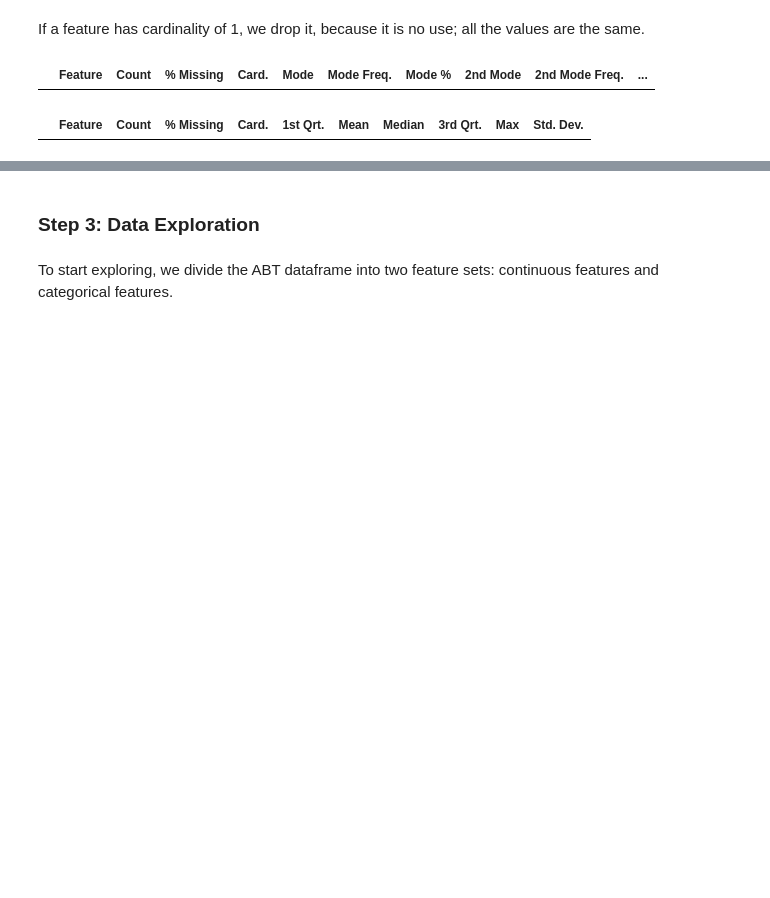
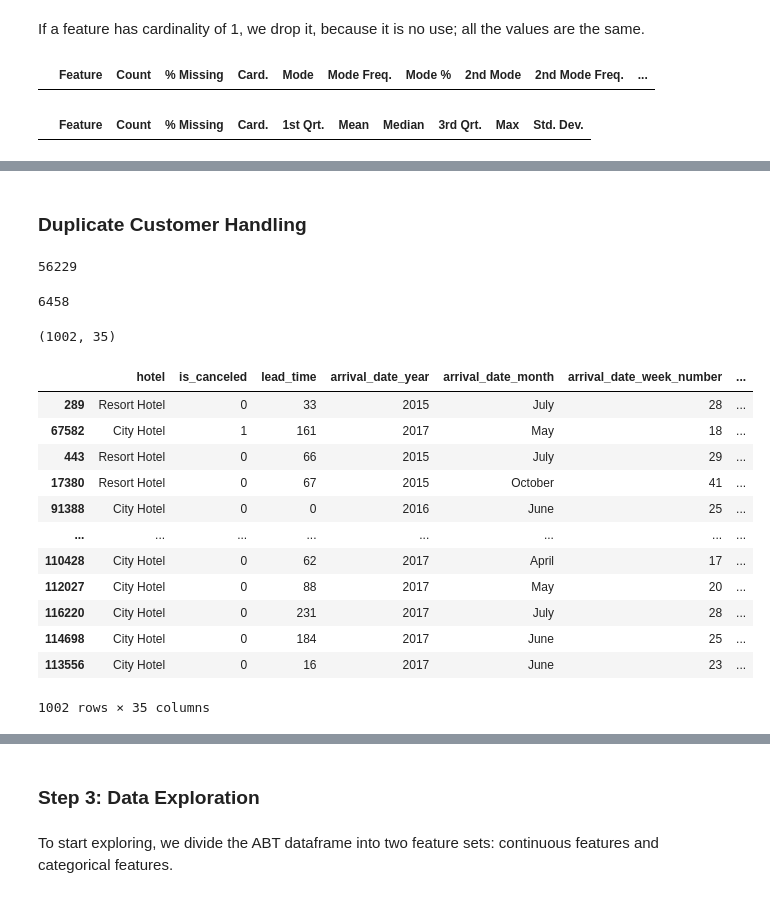
Before and after one commit to tbrauneck/BSAN6080, a Jupyter notebook: Group_Project/HotelEDA2.ipynb, the cells around one changed output, grey strips where cells are left out. Cells and saved outputs as stored; diff of their text form; code cells hidden in the pictures; blank space fills up the shorter version.

```diff
--- a/Group_Project/HotelEDA2.ipynb
+++ b/Group_Project/HotelEDA2.ipynb
@@ -303,3 +307,35 @@ dqr_cont[dqr_cont['Card.'] < 30]
 # %%
 # is_canceled and is repeated_guest can be graphed with our categorical data, since these are actually encoded binary categorical columns.
 cont_convert = ['is_canceled', 'is_repeated_guest']
+# %% [markdown]
+### Duplicate Customer Handling
+# %%
+len(abt[abt.duplicated("name", keep = False)])
+# %% [output]
+56229
+# %%
+len(abt[abt.duplicated("email", keep = False)])
+# %% [output]
+6458
+# %%
+repeats = abt[abt.duplicated('Customer ID', keep = False)]
+# %%
+print(repeats.shape)
+# %% [output]
+(1002, 35)
+# %%
+repeats.sort_values('Customer ID')
+# %% [output]
+|  | hotel | is_canceled | lead_time | arrival_date_year | arrival_date_month | arrival_date_week_number | ... |
+| 289 | Resort Hotel | 0 | 33 | 2015 | July | 28 | ... |
+| 67582 | City Hotel | 1 | 161 | 2017 | May | 18 | ... |
+| 443 | Resort Hotel | 0 | 66 | 2015 | July | 29 | ... |
+| 17380 | Resort Hotel | 0 | 67 | 2015 | October | 41 | ... |
+| 91388 | City Hotel | 0 | 0 | 2016 | June | 25 | ... |
+| ... | ... | ... | ... | ... | ... | ... | ... |
+| 110428 | City Hotel | 0 | 62 | 2017 | April | 17 | ... |
+| 112027 | City Hotel | 0 | 88 | 2017 | May | 20 | ... |
+| 116220 | City Hotel | 0 | 231 | 2017 | July | 28 | ... |
+| 114698 | City Hotel | 0 | 184 | 2017 | June | 25 | ... |
+| 113556 | City Hotel | 0 | 16 | 2017 | June | 23 | ... |
+1002 rows × 35 columns
```
Also changed, not shown: parts of 14 cells of this notebook.
